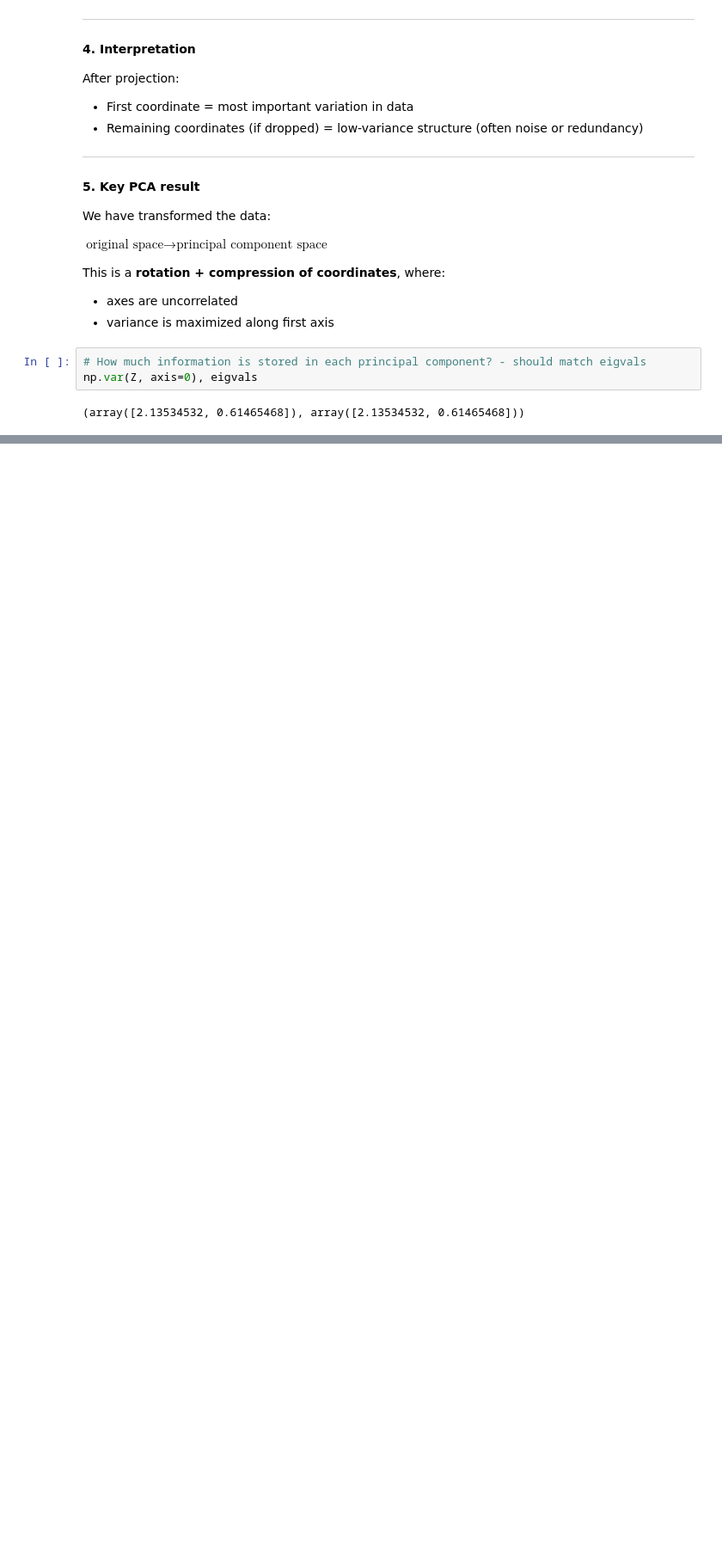
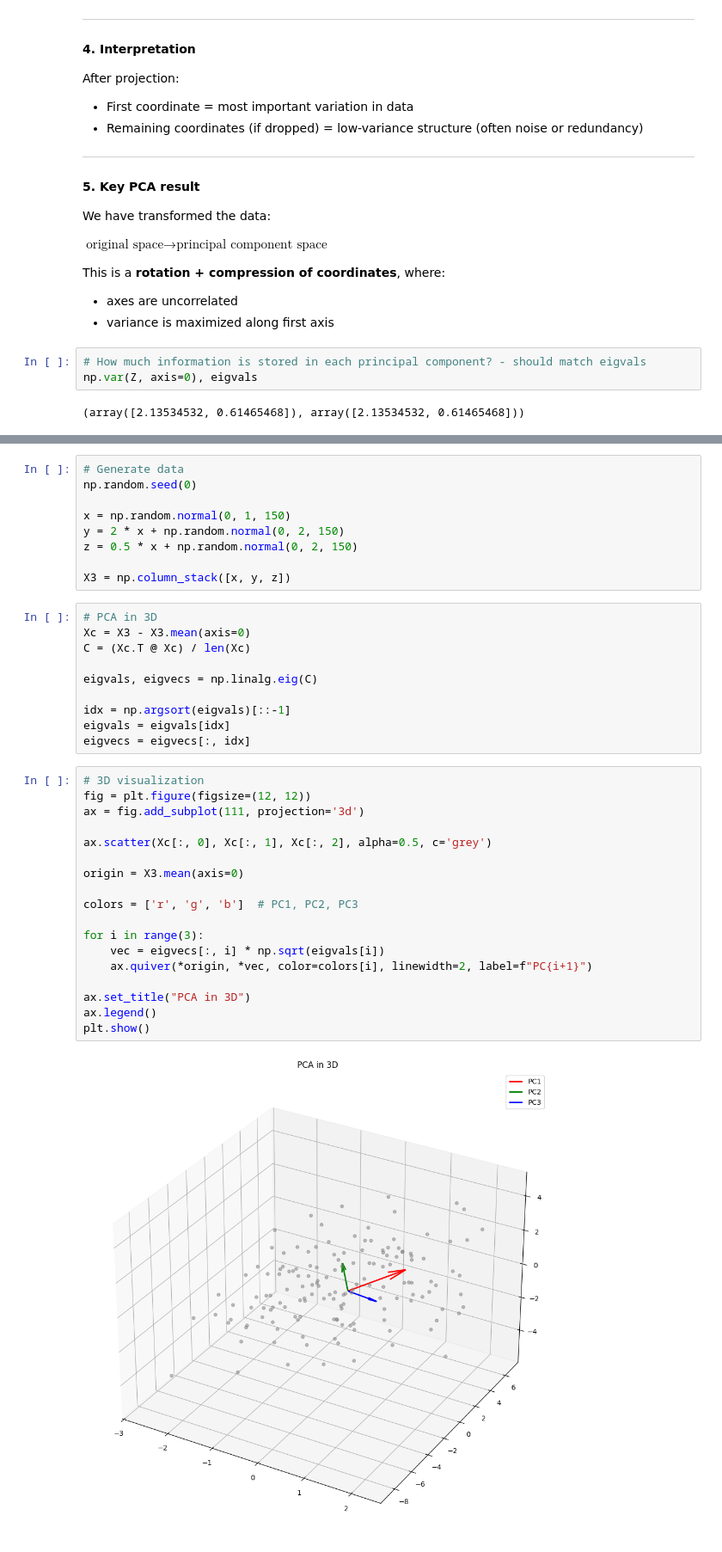
Before and after one commit to Maxstef/data-loves-ml-for-people-course, a Jupyter notebook: notebooks/3_2_dimensionality_reduction/math/0_1_PCA.ipynb, the cells around one changed output, grey strips where cells are left out. Shown at 86% size. Saved outputs shown, nothing was run; the diff lists cells and outputs as text; blank space fills up the shorter version.

```diff
--- a/notebooks/3_2_dimensionality_reduction/math/0_1_PCA.ipynb
+++ b/notebooks/3_2_dimensionality_reduction/math/0_1_PCA.ipynb
@@ -491,0 +654,39 @@ np.var(Z, axis=0), eigvals
+# %%
+# Generate data
+np.random.seed(0)
+
+x = np.random.normal(0, 1, 150)
+y = 2 * x + np.random.normal(0, 2, 150)
+z = 0.5 * x + np.random.normal(0, 2, 150)
+
+X3 = np.column_stack([x, y, z])
+# %%
+# PCA in 3D
+Xc = X3 - X3.mean(axis=0)
+C = (Xc.T @ Xc) / len(Xc)
+
+eigvals, eigvecs = np.linalg.eig(C)
+
+idx = np.argsort(eigvals)[::-1]
+eigvals = eigvals[idx]
+eigvecs = eigvecs[:, idx]
+# %%
+# 3D visualization
+fig = plt.figure(figsize=(12, 12))
+ax = fig.add_subplot(111, projection='3d')
+
+ax.scatter(Xc[:, 0], Xc[:, 1], Xc[:, 2], alpha=0.5, c='grey')
+
+origin = X3.mean(axis=0)
+
+colors = ['r', 'g', 'b']  # PC1, PC2, PC3
+
+for i in range(3):
+    vec = eigvecs[:, i] * np.sqrt(eigvals[i])
+    ax.quiver(*origin, *vec, color=colors[i], linewidth=2, label=f"PC{i+1}")
+
+ax.set_title("PCA in 3D")
+ax.legend()
+plt.show()
+# %% [output]
+[figure, added]
```
Also changed, not shown: parts of 15 cells of this notebook.
